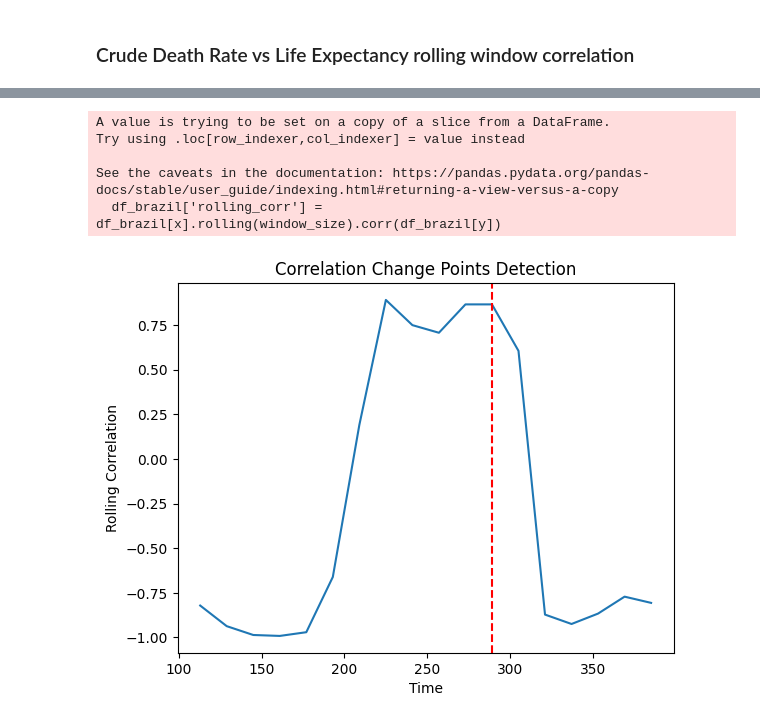
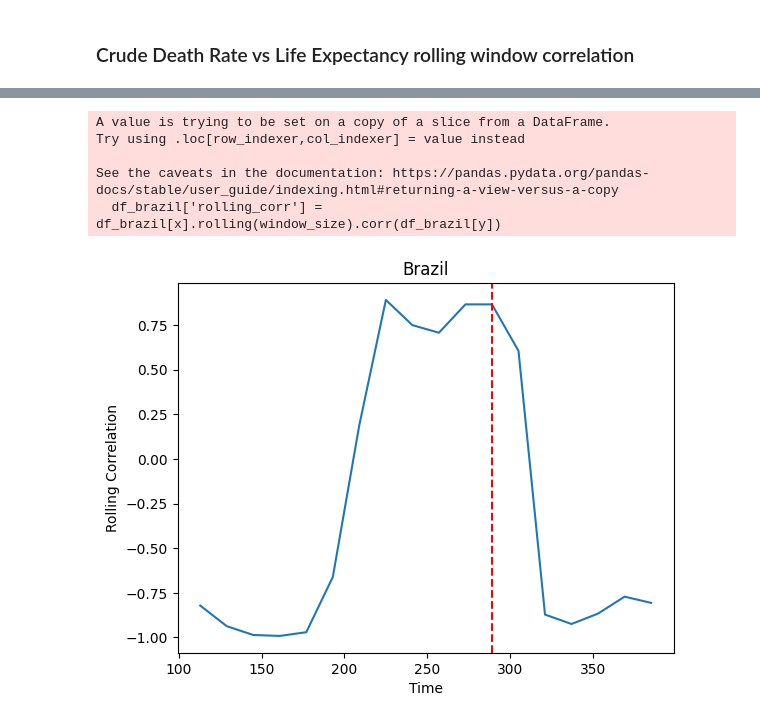
Before and after one commit to SebastianWikt/DS4002-P2, a Jupyter notebook: Scripts/Project_2_running_corr.ipynb, the cells around one changed output, grey strips where cells are left out. Cells and saved outputs as stored; diff of their text form; code cells hidden in the pictures.

```diff
--- a/Scripts/Project_2_running_corr.ipynb
+++ b/Scripts/Project_2_running_corr.ipynb
@@ -116,29 +116,29 @@ See the caveats in the documentation: https://pandas.pydata.org/pandas-docs/stab
 # %%
 df_brazil = df.loc[df['Name'] == 'Brazil']
 
 x = 'Crude Death Rate'
 y = 'Life Expectancy at Birth, Both Sexes'
 
 window_size = 5  # Adjust to the minimum value with no errors
 df_brazil['rolling_corr'] = df_brazil[x].rolling(window_size).corr(df_brazil[y])
 
 model = Pelt(model="rbf").fit(df_brazil['rolling_corr'].dropna().values)
 change_points = model.predict(pen=10)  # Adjust penalty as needed
 
 plt.plot(df_brazil.index, df_brazil['rolling_corr'])
 for cp in change_points:
     plt.axvline(x=df_brazil.index[cp-1], color='red', linestyle='--')
-plt.title('Correlation Change Points Detection')
+plt.title('Brazil')
 plt.xlabel('Time')
 plt.ylabel('Rolling Correlation')
 plt.show()
 # %% [output]
 A value is trying to be set on a copy of a slice from a DataFrame.
 Try using .loc[row_indexer,col_indexer] = value instead
 
 See the caveats in the documentation: https://pandas.pydata.org/pandas-docs/stable/user_guide/indexing.html#returning-a-view-versus-a-copy
   df_brazil['rolling_corr'] = df_brazil[x].rolling(window_size).corr(df_brazil[y])
-[figure, old version]
+[figure, new version]
 # %%
 df_egypt = df.loc[df['Name'] == 'Egypt']
 
```
Also changed, not shown: parts of 4 cells of this notebook.
